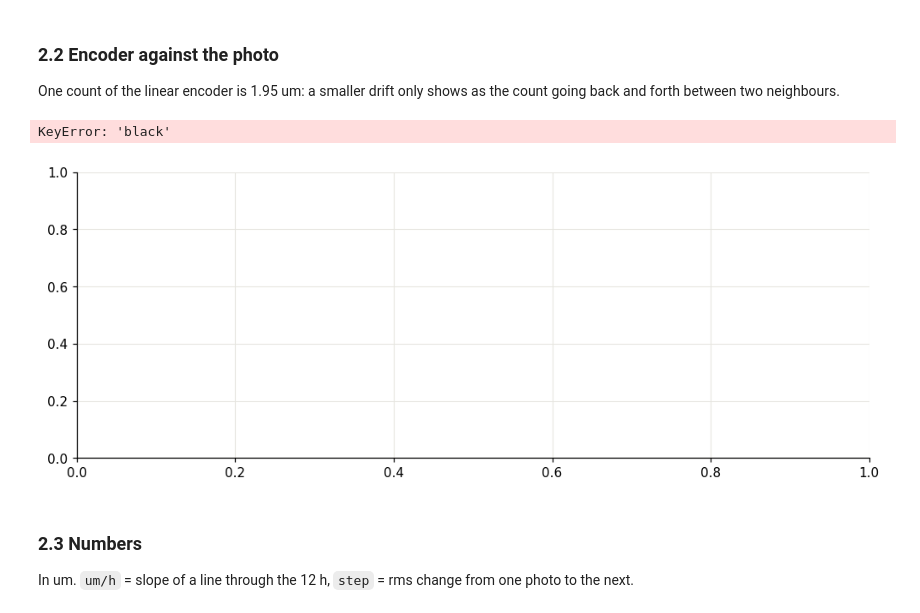
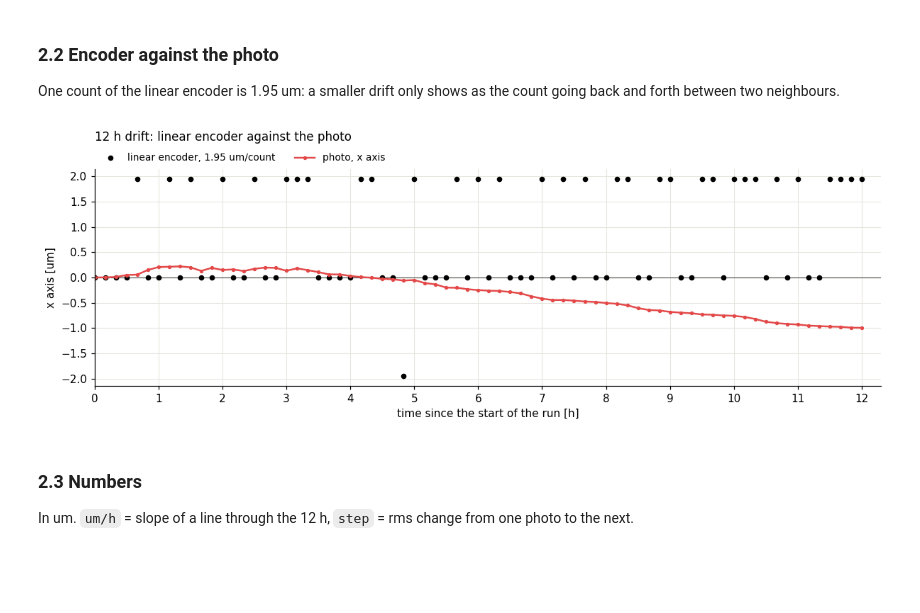
Before and after one commit to haikew/uc2-esp32, a Jupyter notebook: tools/PYTHON/encoder_test/encoder_test.ipynb, the cells around one changed output. Drawn from its saved outputs; the diff is of its cells as text; code cells hidden in the pictures; blank space fills up the shorter version.

```diff
--- a/tools/PYTHON/encoder_test/encoder_test.ipynb
+++ b/tools/PYTHON/encoder_test/encoder_test.ipynb
@@ -272,25 +308,24 @@ and forth between two neighbours.
 # %%
 shift = pd.read_csv(DATA_DIR / DRIFT["shift_csv"], usecols=["photo", "dx_px"])
 log = pd.read_csv(DATA_DIR / DRIFT["csv"], comment="#", usecols=["sample", "elapsed_s", "rawCounts"])
 shift["sample"] = shift["photo"].str[:4].astype(int)
 photos = shift.merge(log, on="sample")
 
 hours = photos["elapsed_s"] / 3600
 enc = (photos["rawCounts"] - photos["rawCounts"].iloc[0]) * DRIFT["um_per_count"]
 fig, ax = plt.subplots()
 ax.axhline(0, color=COLOR["ink"], lw=0.8)
-ax.plot(hours, enc, "o", color=DRIFT["black"], ms=4, label=f"linear encoder, {DRIFT['um_per_count']:g} um/count")
+ax.plot(hours, enc, "o", color="black", ms=4, label=f"linear encoder, {DRIFT['um_per_count']:g} um/count")
 ax.plot(hours, photos["dx_px"] * DRIFT["um_per_px"], ".-", color=COLOR["dx"], label=f"photo, {NAME['dx']}")
 ax.set_title("12 h drift: linear encoder against the photo", pad=26)
 ax.set(ylabel=f"{NAME['dx']} [um]", xlabel="time since the start of the run [h]", xlim=(0, 12.3))
 ax.set_xticks(range(0, 13))
 ax.legend(loc="lower left", bbox_to_anchor=(0, 1), borderaxespad=0.2, ncol=4, fontsize=9)
 fig.tight_layout()
 fig.savefig(PLOT_DIR / "2_2_drift_encoder.png")
 plt.show()
 # %% [output]
-KeyError: 'black'
-[figure, old version]
+[figure, new version]
 # %% [markdown]
 ### 2.3 Numbers
 
```
Also changed, not shown: parts of 4 cells of this notebook, 40 other files.
